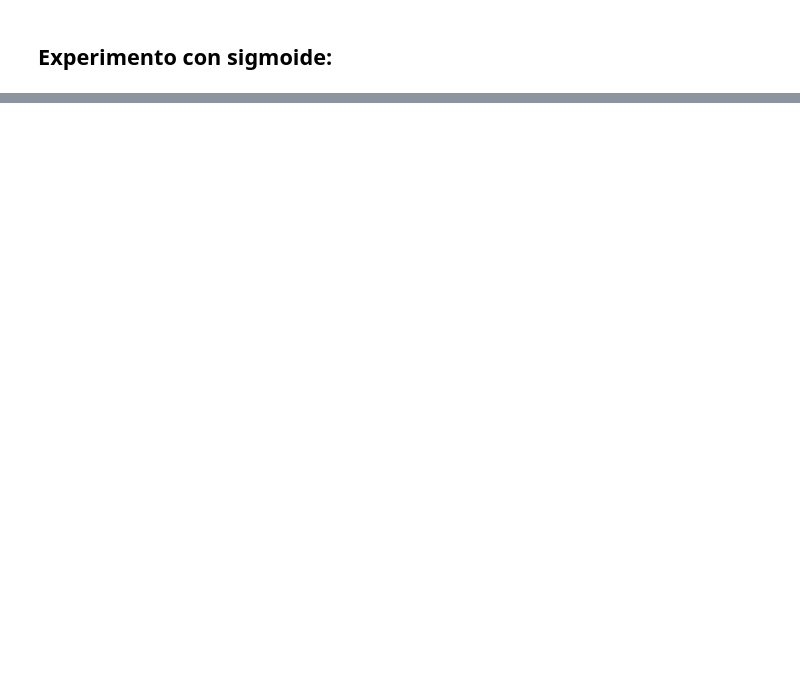
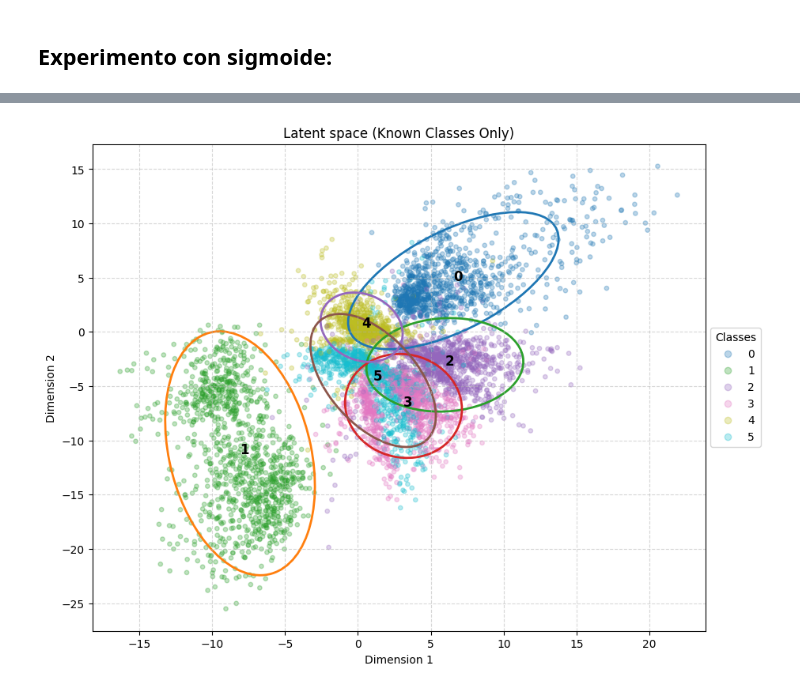
Before and after one commit to Lucy-syu/Out-of-distribution-Detection-Model, a Jupyter notebook: OODAutoencoder.ipynb, the cells around one changed output, grey strips where cells are left out. Saved outputs shown, nothing was run; the diff lists cells and outputs as text; code cells hidden in the pictures; blank space fills up the shorter version.

```diff
--- a/OODAutoencoder.ipynb
+++ b/OODAutoencoder.ipynb
@@ -206,0 +474,65 @@ class Encoder(nn.Module):
+# %%
+encodings_known_list = []
+labels_known_list = []
+test_dataset_known = filter_dataset(test_dataset, training_labels)
+test_loader_known = DataLoader(test_dataset_known,
+                         batch_size=batch_size,
+                         shuffle=False)
+
+with torch.no_grad():
+    for x_test, y_test in test_loader_known:
+        x_test = x_test.to(device) # Enviar al dispositivo
+        _, latent = model_final(x_test)
+        encodings_known_list.append(latent.cpu())
+        labels_known_list.append(y_test.cpu())
+
+# Renombramos las variables para no pisar los datos de la Celda 4
+encodings_known_np = torch.cat(encodings_known_list).numpy()
+labels_known_np = torch.cat(labels_known_list).numpy()
+
+fig, ax = plt.subplots(figsize=(10, 8))
+
+scatter = ax.scatter(
+    encodings_known_np[:, 0],
+    encodings_known_np[:, 1],
+    c=labels_known_np,
+    cmap='tab10',
+    alpha=0.3,
+    s=15
+)
+
+ax.set_title('Latent space (Known Classes Only)')
+ax.set_xlabel('Dimension 1')
+ax.set_ylabel('Dimension 2')
+ax.grid(True, linestyle='--', alpha=0.5)
+
+for clase in range(6):
+    puntos_clase = encodings_known_np[labels_known_np == clase]
+    if len(puntos_clase) > 1: # We need at least 2 points to calculate covariance
+
+        # Get the color for this class to match the scatter plot
+        color = plt.cm.tab10(clase / 10.0)
+
+        # Use our new function!
+        ellipse = covariance_ellipse(
+            puntos_clase,
+            num_of_stds=2.0,
+            edgecolor=color,
+            facecolor='none',
+            linewidth=2,
+            linestyle='-' # Todo es conocido aquí, línea sólida
+        )
+
+        ax.add_patch(ellipse)
+
+        # Optional: Add the class number at the center of the cluster
+        center = np.mean(puntos_clase, axis=0)
+        ax.text(center[0], center[1], str(clase), fontsize=12, weight='bold', color='black')
+
+legend_handles, _ = scatter.legend_elements()
+# Cambiado a range(6) para evitar el error de IndexError en los handles
+ax.legend(legend_handles, [str(i) for i in range(6)], title="Classes", loc='center left', bbox_to_anchor=(1, 0.5))
+
+plt.show()
+# %% [output]
+[figure, added]
```
Also changed, not shown: parts of 12 cells of this notebook.
